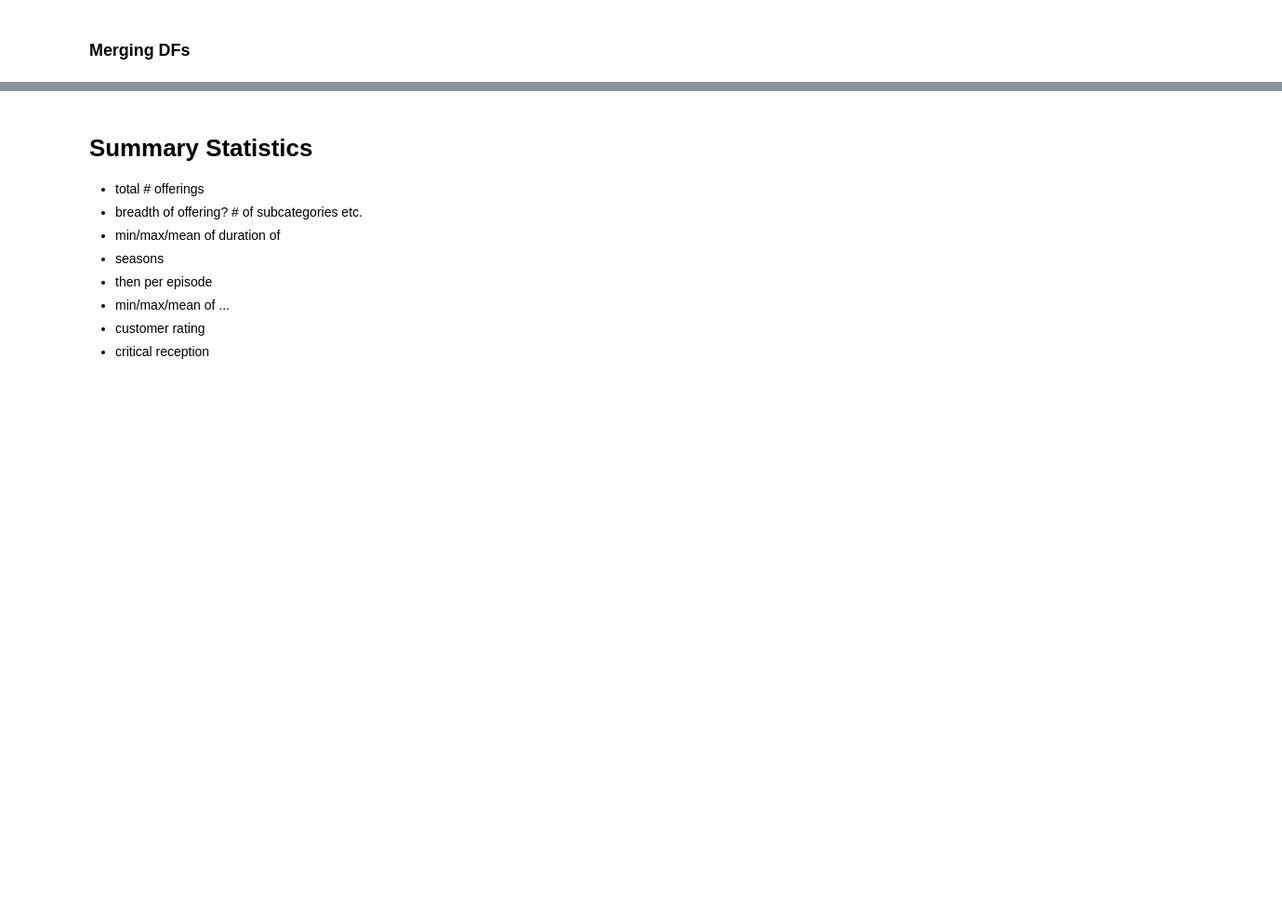
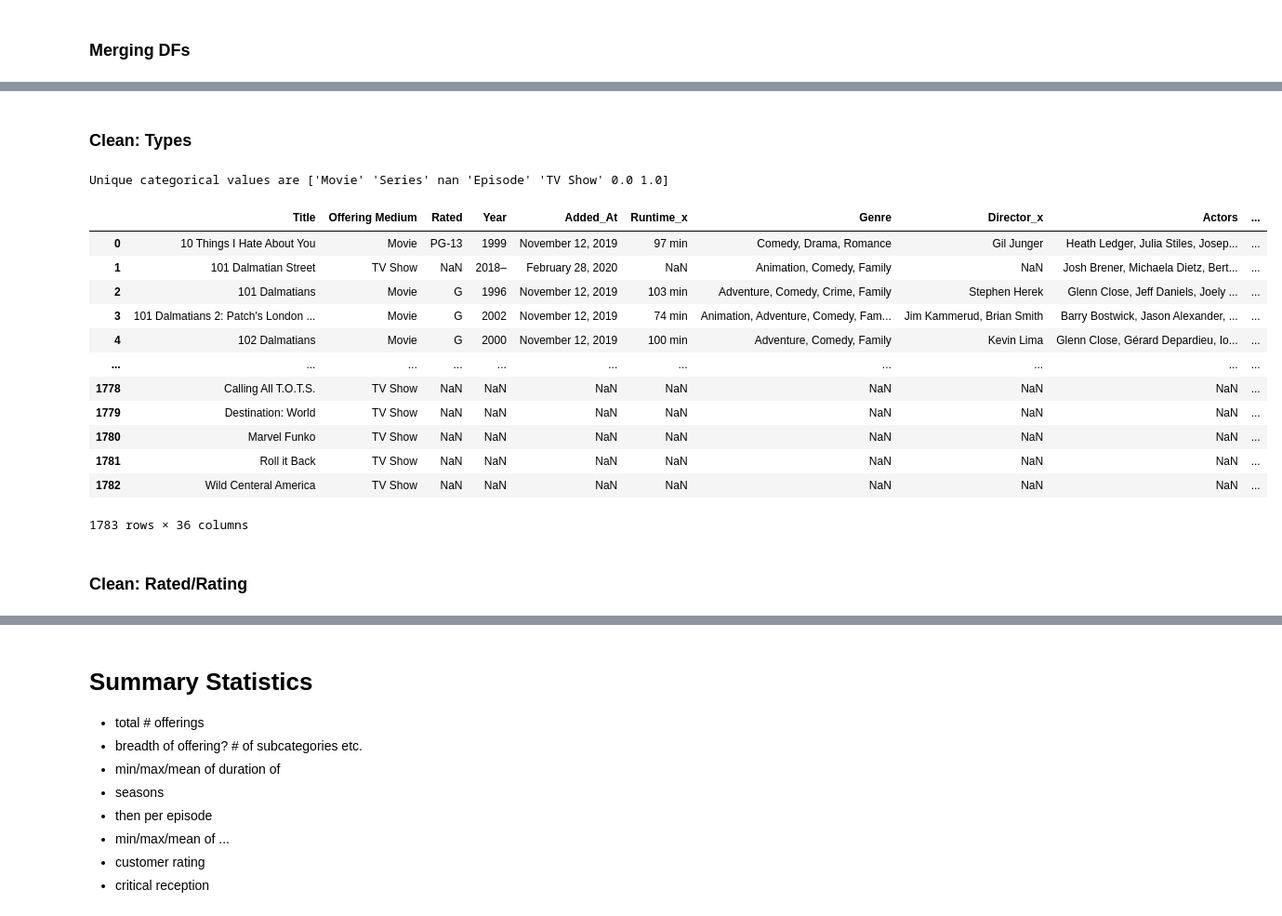
Before and after one commit to benmxnguyen/streaming-service-analysis-and-offer-characterization, a Jupyter notebook: disney_main.ipynb, the cells around one changed output, grey strips where cells are left out. Shown: that part at 93% size. Cells and saved outputs as stored; diff of their text form; code cells hidden in the pictures; blank space fills up the shorter version.

```diff
--- a/disney_main.ipynb
+++ b/disney_main.ipynb
@@ -109,5 +123,0 @@ Index(['Imdb_Id', 'Title', 'Plot', 'Type_x_x', 'Rated', 'Year', 'Released_At',
-# %%
-merged_df = merged_df.drop(['Released_At', 'Imdb_Id', 'Age_x', 'Age_y'], axis = 1)
-# %%
-#finds all unique categorical data
-merged_df['Type_x_x'].append(merged_df['Type_y_x']).append(merged_df['Type_x_y']).append(merged_df['Type_y_y']).unique()
@@ -132,0 +159,49 @@ merged_df[['Type_x_x', 'Type_y_x', 'Type_x_y', 'Type_y_y']].replace([series])
+# %% [markdown]
+### Clean: Types
+# %%
+#capitalize values
+merged_df['Type_x_x'] = merged_df['Type_x_x'].str.title()
+#finding unique categorical values
+print(f"Unique categorical values are {merged_df['Type_x_x'].append(merged_df['Type_y_x']).append(merged_df['Type_x_y']).append(merged_df['Type_y_y']).unique()}")
+
+#standardizing values
+merged_df['Type_x_y'].replace(0, 'Movie', inplace = True)
+merged_df['Type_y_y'].replace(1, 'TV Show', inplace = True)
+merged_df['Type_x_x'].replace(['Series', 'Episode'], ['TV Show','TV Show'], inplace = True)
+# %% [output]
+Unique categorical values are ['Movie' 'Series' nan 'Episode' 'TV Show' 0.0 1.0]
+# %%
+# populate relevant column, and if no values then drop
+for i in range(len(merged_df['Type_x_x'])):
+    if (pd.isnull(merged_df['Type_x_x'][i])):
+        if (pd.isnull(merged_df['Type_y_x'][i])):
+            if (pd.isnull(merged_df['Type_x_y'][i])):
+                if (pd.isnull(merged_df['Type_y_y'][i])):
+                    merged_df = merged_df.drop(i, axis = 0)
+                else:
+                    merged_df.loc[i,'Type_x_x'] = merged_df.loc[i,'Type_y_y']
+            else:
+                merged_df.loc[i,'Type_x_x'] = merged_df.loc[i,'Type_x_y']
+        else:
+            merged_df.loc[i,'Type_x_x'] = merged_df.loc[i,'Type_y_x']
+# %%
+merged_df.reset_index(inplace = True)
+merged_df.drop(['Type_y_x', 'Type_x_y', 'Type_y_y', 'index'], axis = 1, inplace = True)
+merged_df.rename(columns = {'Type_x_x' : 'Offering Medium'}, inplace = True)
+merged_df
+# %% [output]
+|  | Title | Offering Medium | Rated | Year | Added_At | Runtime_x | Genre | Director_x | Actors | ... |
+| 0 | 10 Things I Hate About You | Movie | PG-13 | 1999 | November 12, 2019 | 97 min | Comedy, Drama, Romance | Gil Junger | Heath Ledger, Julia Stiles, Josep... | ... |
+| 1 | 101 Dalmatian Street | TV Show | NaN | 2018– | February 28, 2020 | NaN | Animation, Comedy, Family | NaN | Josh Brener, Michaela Dietz, Bert... | ... |
+| 2 | 101 Dalmatians | Movie | G | 1996 | November 12, 2019 | 103 min | Adventure, Comedy, Crime, Family | Stephen Herek | Glenn Close, Jeff Daniels, Joely ... | ... |
+| 3 | 101 Dalmatians 2: Patch's London ... | Movie | G | 2002 | November 12, 2019 | 74 min | Animation, Adventure, Comedy, Fam... | Jim Kammerud, Brian Smith | Barry Bostwick, Jason Alexander, ... | ... |
+| 4 | 102 Dalmatians | Movie | G | 2000 | November 12, 2019 | 100 min | Adventure, Comedy, Family | Kevin Lima | Glenn Close, Gérard Depardieu, Io... | ... |
+| ... | ... | ... | ... | ... | ... | ... | ... | ... | ... | ... |
+| 1778 | Calling All T.O.T.S. | TV Show | NaN | NaN | NaN | NaN | NaN | NaN | NaN | ... |
+| 1779 | Destination: World | TV Show | NaN | NaN | NaN | NaN | NaN | NaN | NaN | ... |
+| 1780 | Marvel Funko | TV Show | NaN | NaN | NaN | NaN | NaN | NaN | NaN | ... |
+| 1781 | Roll it Back | TV Show | NaN | NaN | NaN | NaN | NaN | NaN | NaN | ... |
+| 1782 | Wild Centeral America | TV Show | NaN | NaN | NaN | NaN | NaN | NaN | NaN | ... |
+1783 rows × 36 columns
+# %% [markdown]
+### Clean: Rated/Rating
```
Also changed, not shown: parts of 31 cells of this notebook, 2 other files.
